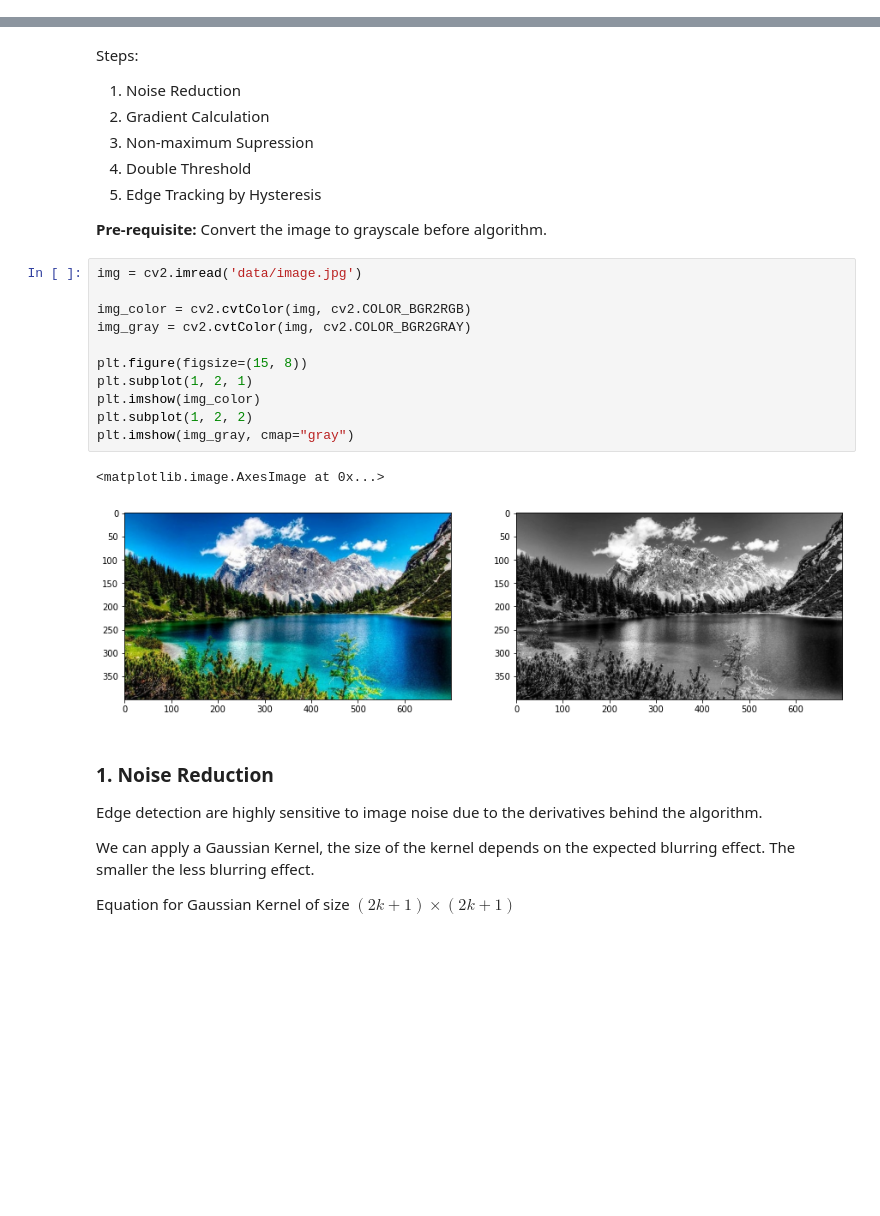
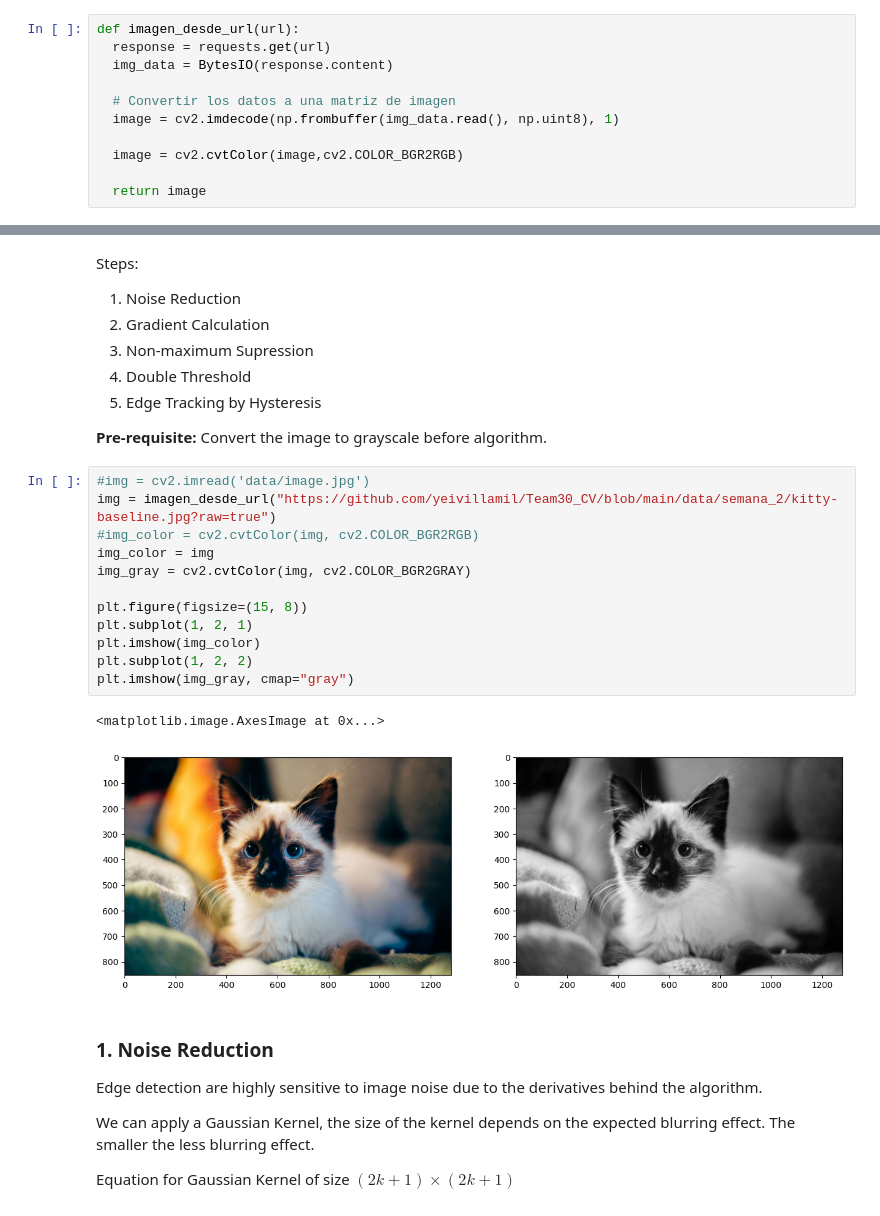
Before and after one commit to yeivillamil/Team30_CV, a Jupyter notebook: semana_6/6.4 Google Colab - Extracción de líneas con algoritmo de Canny.ipynb, the cells around one changed output, grey strips where cells are left out. Cells and saved outputs as stored; diff of their text form; blank space fills up the shorter version.

```diff
--- a/semana_6/6.4 Google Colab - Extracción de líneas con algoritmo de Canny.ipynb
+++ b/semana_6/6.4 Google Colab - Extracción de líneas con algoritmo de Canny.ipynb
@@ -37,0 +50,11 @@ from scipy.ndimage.filters import median_filter as med
+# %%
+def imagen_desde_url(url):
+  response = requests.get(url)
+  img_data = BytesIO(response.content)
+
+  # Convertir los datos a una matriz de imagen
+  image = cv2.imdecode(np.frombuffer(img_data.read(), np.uint8), 1)
+
+  image = cv2.cvtColor(image,cv2.COLOR_BGR2RGB)
+
+  return image
@@ -99,19 +132,20 @@ Steps:
 
 **Pre-requisite:** Convert the image to grayscale before algorithm.
 # %%
-img = cv2.imread('data/image.jpg')
-
-img_color = cv2.cvtColor(img, cv2.COLOR_BGR2RGB)
+#img = cv2.imread('data/image.jpg')
+img = imagen_desde_url("https://github.com/yeivillamil/Team30_CV/blob/main/data/semana_2/kitty-baseline.jpg?raw=true")
+#img_color = cv2.cvtColor(img, cv2.COLOR_BGR2RGB)
+img_color = img
 img_gray = cv2.cvtColor(img, cv2.COLOR_BGR2GRAY)
 
 plt.figure(figsize=(15, 8))
 plt.subplot(1, 2, 1)
 plt.imshow(img_color)
 plt.subplot(1, 2, 2)
 plt.imshow(img_gray, cmap="gray")
 # %% [output]
 <matplotlib.image.AxesImage at 0x...>
-[figure, old version]
+[figure, new version]
 # %% [markdown]
 ### 1. Noise Reduction
 Edge detection are highly sensitive to image noise due to the derivatives behind the algorithm.
```
Also changed, not shown: parts of 12 cells of this notebook.
